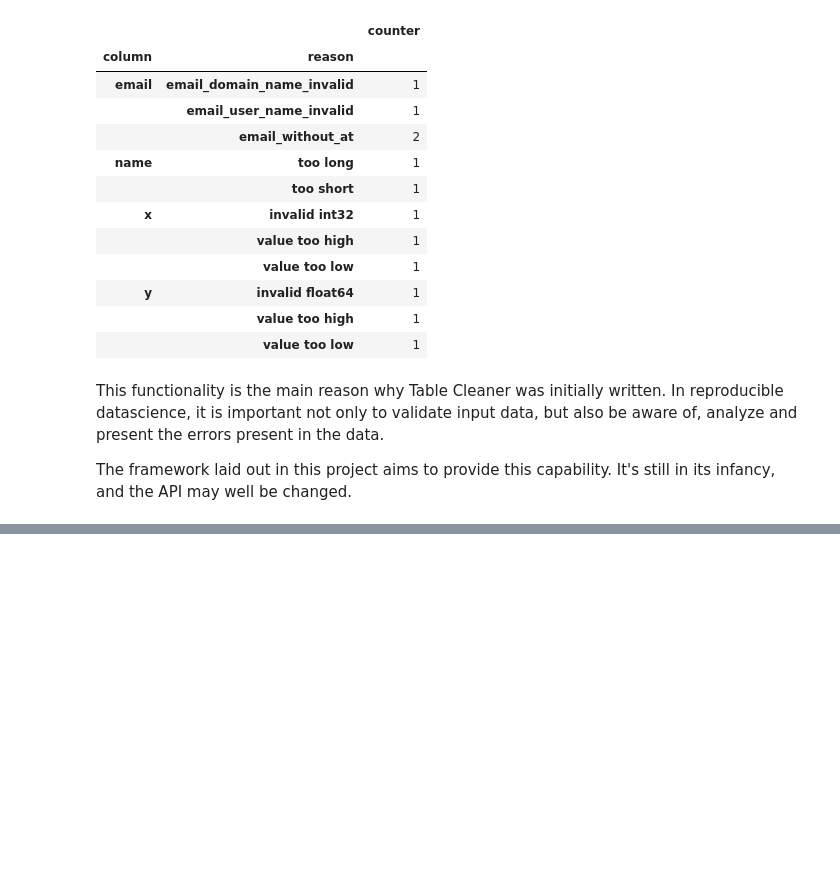
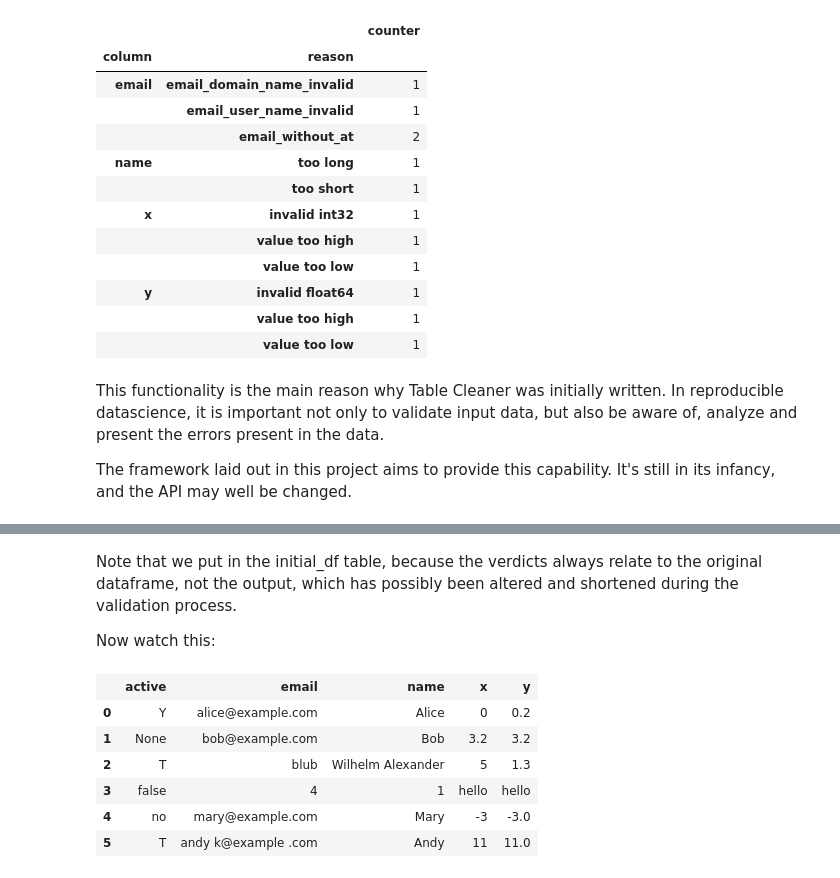
Before and after one commit to akloster/table-cleaner, a Jupyter notebook: docs/source/Tutorial.ipynb, the cells around one changed output, grey strips where cells are left out. Cells and saved outputs as stored; diff of their text form; code cells hidden in the pictures; blank space fills up the shorter version.

```diff
--- a/docs/source/Tutorial.ipynb
+++ b/docs/source/Tutorial.ipynb
@@ -168,0 +210,17 @@ The framework laid out in this project aims to provide this capability. It's sti
+# %% [markdown]
+Note that we put in the initial_df table, because the verdicts always relate to the original dataframe, not the output, which has possibly been altered and shortened during the validation process.
+
+Now watch this:
+# %%
+mdf.x[1] += "tc-highlight"
+mdf.y += "tc-green"
+mdf.ix[0, :] += "tc-blue"
+mdf
+# %% [output]
+|  | active | email | name | x | y |
+| 0 | Y | alice@example.com | Alice | 0 | 0.2 |
+| 1 | None | bob@example.com | Bob | 3.2 | 3.2 |
+| 2 | T | blub | Wilhelm Alexander | 5 | 1.3 |
+| 3 | false | 4 | 1 | hello | hello |
+| 4 | no | mary@example.com | Mary | -3 | -3.0 |
+| 5 | T | andy k@example .com | Andy | 11 | 11.0 |
```
Also changed, not shown: parts of 6 cells of this notebook, 4 other files.
